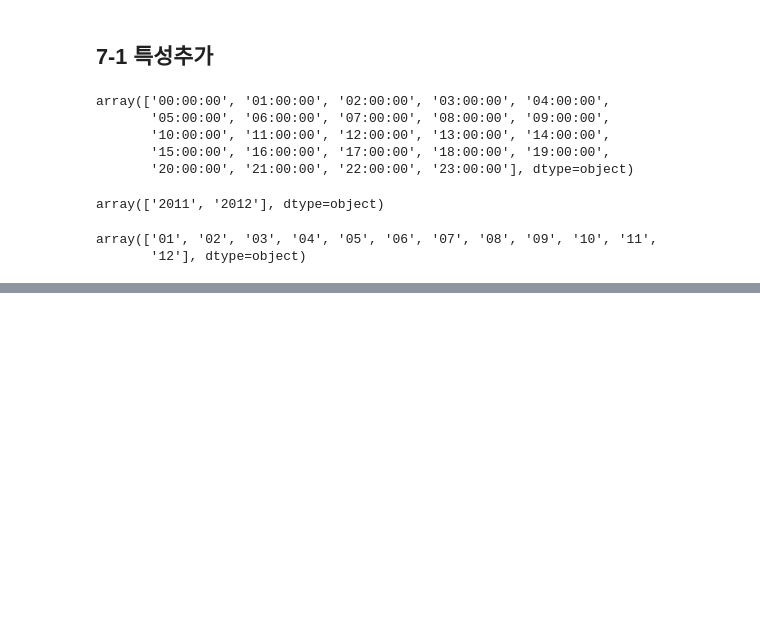
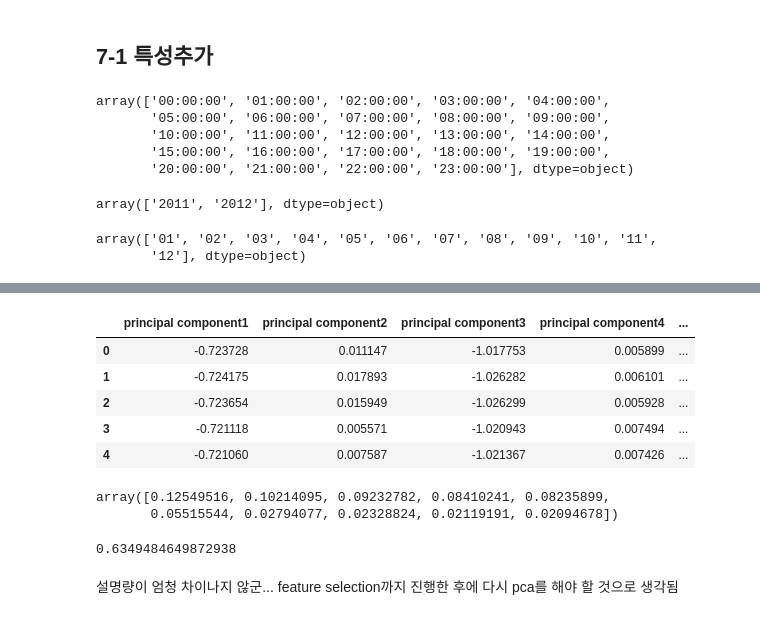
Before and after one commit to datacampic/ML, a Jupyter notebook: 손학영/Preprocessing.ipynb, the cells around one changed output, grey strips where cells are left out. Drawn from its saved outputs; the diff is of its cells as text; code cells hidden in the pictures; blank space fills up the shorter version.

```diff
--- a/손학영/Preprocessing.ipynb
+++ b/손학영/Preprocessing.ipynb
@@ -796,0 +921,30 @@ df_bi.head()
+# %%
+df_x = df_bi.drop(['casual', 'registered', 'count'], axis = 1)
+# %%
+from sklearn.decomposition import PCA
+
+pca = PCA(n_components= 10) # 주성분을 몇 개로 할지 결정
+X_p = pca.fit_transform(df_x)
+
+x_df = pd.DataFrame(X_p, columns =['principal component1', 'principal component2', 'principal component3', 'principal component4','principal component5' , 'principal component6'
+                                   ,'principal component7','principal component8','principal component9','principal component10'] )
+# %%
+x_df.head()
+# %% [output]
+|  | principal component1 | principal component2 | principal component3 | principal component4 | ... |
+| 0 | -0.723728 | 0.011147 | -1.017753 | 0.005899 | ... |
+| 1 | -0.724175 | 0.017893 | -1.026282 | 0.006101 | ... |
+| 2 | -0.723654 | 0.015949 | -1.026299 | 0.005928 | ... |
+| 3 | -0.721118 | 0.005571 | -1.020943 | 0.007494 | ... |
+| 4 | -0.721060 | 0.007587 | -1.021367 | 0.007426 | ... |
+# %%
+pca.explained_variance_ratio_
+# %% [output]
+array([0.12549516, 0.10214095, 0.09232782, 0.08410241, 0.08235899,
+       0.05515544, 0.02794077, 0.02328824, 0.02119191, 0.02094678])
+# %%
+sum(pca.explained_variance_ratio_)
+# %% [output]
+0.6349484649872938
+# %% [markdown]
+설명량이 엄청 차이나지 않군... feature selection까지 진행한 후에 다시 pca를 해야 할 것으로 생각됨
```
Also changed, not shown: parts of 16 cells of this notebook, 1 other file.
